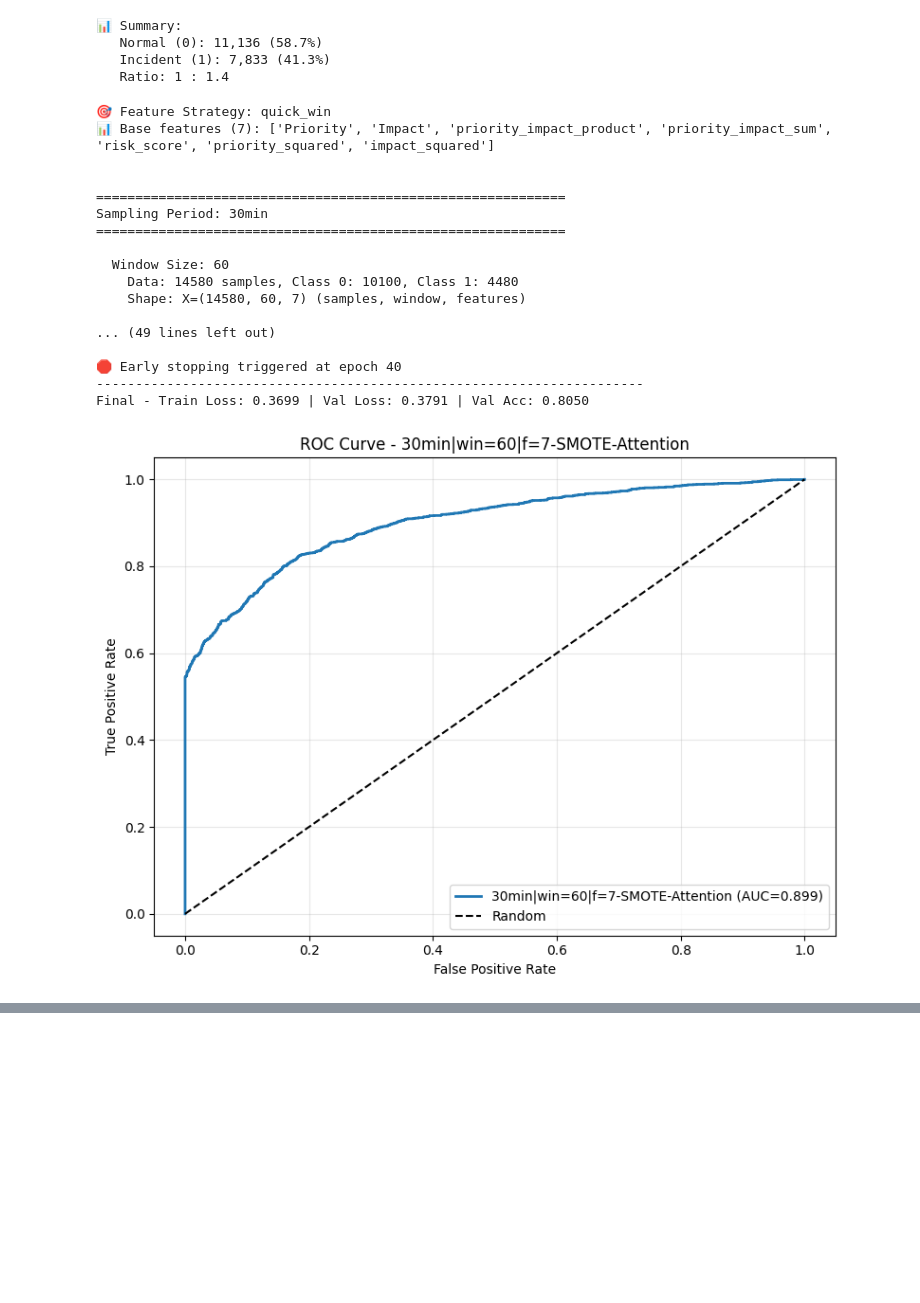
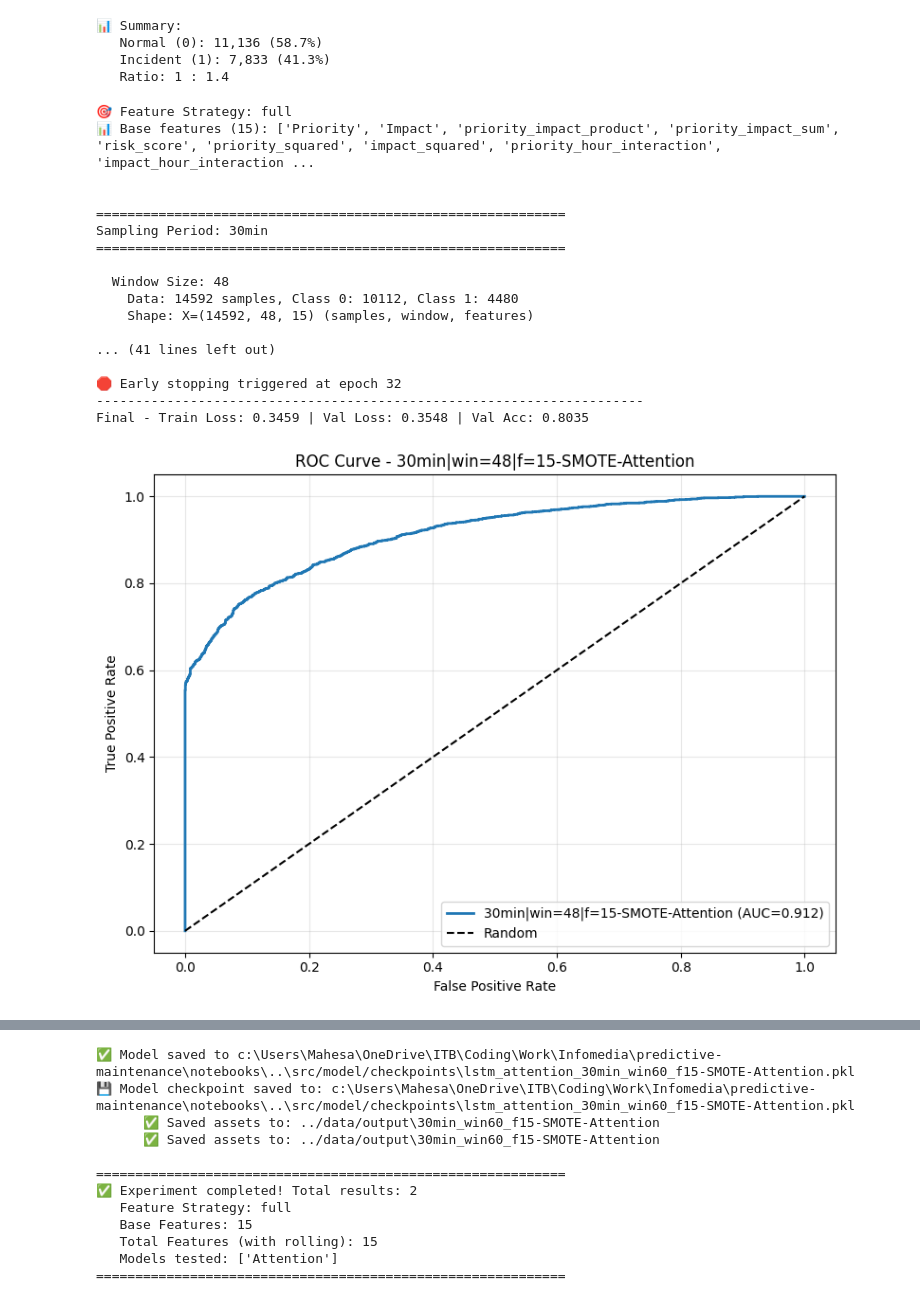
Before and after one commit to mahesa005/predictive-maintenance, a Jupyter notebook: notebooks/train_lstm_optimized_experiments.ipynb, the cells around one changed output, grey strips where cells are left out. Cells and saved outputs as stored; diff of their text form; code cells hidden in the pictures; blank space fills up the shorter version.

Commit message:
feat: add best model win=48+f15+ sampling=30mins+attention+SMOTE

```diff
--- a/notebooks/train_lstm_optimized_experiments.ipynb
+++ b/notebooks/train_lstm_optimized_experiments.ipynb
@@ -370,9 +372,9 @@ def save_model_assets(result, output_base_path="../data/output"):
 # Uncomment ONE strategy to test:
 
 # FEATURE_STRATEGY = 'baseline'    # 2 base + rolling = 6 features (current, for validation)
-FEATURE_STRATEGY = 'quick_win'   # 7 base + rolling = 11 features ⭐ RECOMMENDED
+# FEATURE_STRATEGY = 'quick_win'   # 7 base + rolling = 11 features ⭐ RECOMMENDED
 # FEATURE_STRATEGY = 'moderate'    # 11 base + rolling = 15 features
-# FEATURE_STRATEGY = 'full'        # 15 base + rolling = 19 features
+FEATURE_STRATEGY = 'full'        # 15 base + rolling = 19 features
 
 FEATURE_STRATEGIES = {
     'baseline': ['Priority', 'Impact'],
@@ -410,7 +412,7 @@ print(f"📊 Base features ({len(base_feature_cols)}): {base_feature_cols}\n")
 # Experiment Configuration
 # ============================================================
 sampling_periods = ['30min']
-window_sizes = [60]  # Start with best window
+window_sizes = [48, 60]  # Start with best window
 model_types = list(MODEL_REGISTRY.keys())
 rolling_means = []
 results_all = []
@@ -427,7 +429,8 @@ for sp in sampling_periods:
     agg_dict = {'incident': 'sum'}
     for feature in base_feature_cols:
         if feature in ['hour', 'day_of_week']:
-            agg_dict[feature] = lambda x: x.mode()[0] if len(x.mode()) > 0 else x.iloc[0]
+            # Use 'first' for temporal features (safer than mode with empty buckets)
+            agg_dict[feature] = 'first'
         else:
             agg_dict[feature] = 'mean'
 
@@ -504,39 +507,39 @@ for sp in sampling_periods:
                 result['n_base_features'] = len(base_feature_cols)
                 result['n_total_features'] = n_features
                 result['rolling_means'] = rolling_means if rolling_means else None
 
                 results_all.append(result)
                 save_model_assets(result)
             except Exception as e:
                 print(f"      ✗ SMOTE failed for {model_type}: {e}")
                 import traceback
                 traceback.print_exc()
                 continue
 
 
 print(f"\n{'='*60}")
 print(f"✅ Experiment completed! Total results: {len(results_all)}")
 print(f"   Feature Strategy: {FEATURE_STRATEGY}")
 print(f"   Base Features: {len(base_feature_cols)}")
 print(f"   Total Features (with rolling): {len(feature_cols)}")
 print(f"   Models tested: {model_types}")
 print('='*60)
 # %% [output]
-🎯 Feature Strategy: quick_win
-📊 Base features (7): ['Priority', 'Impact', 'priority_impact_product', 'priority_impact_sum', 'risk_score', 'priority_squared', 'impact_squared']
+🎯 Feature Strategy: full
+📊 Base features (15): ['Priority', 'Impact', 'priority_impact_product', 'priority_impact_sum', 'risk_score', 'priority_squared', 'impact_squared', 'priority_hour_interaction', 'impact_hour_interaction ...
 
 
 ============================================================
 Sampling Period: 30min
 ============================================================
 
-  Window Size: 60
-    Data: 14580 samples, Class 0: 10100, Class 1: 4480
-    Shape: X=(14580, 60, 7) (samples, window, features)
+  Window Size: 48
+    Data: 14592 samples, Class 0: 10112, Class 1: 4480
+    Shape: X=(14592, 48, 15) (samples, window, features)
 
-... (49 lines left out)
+... (41 lines left out)
 
-🛑 Early stopping triggered at epoch 40
+🛑 Early stopping triggered at epoch 32
 ----------------------------------------------------------------------
-Final - Train Loss: 0.3699 | Val Loss: 0.3791 | Val Acc: 0.8050
+Final - Train Loss: 0.3459 | Val Loss: 0.3548 | Val Acc: 0.8035
-[figure, old version]
+[figure, new version]
@@ -555,3 +564,15 @@ Final - Train Loss: 0.3699 | Val Loss: 0.3791 | Val Acc: 0.8050
+✅ Model saved to c:\Users\Mahesa\OneDrive\ITB\Coding\Work\Infomedia\predictive-maintenance\notebooks\..\src/model/checkpoints\lstm_attention_30min_win60_f15-SMOTE-Attention.pkl
+💾 Model checkpoint saved to: c:\Users\Mahesa\OneDrive\ITB\Coding\Work\Infomedia\predictive-maintenance\notebooks\..\src/model/checkpoints\lstm_attention_30min_win60_f15-SMOTE-Attention.pkl
+      ✅ Saved assets to: ../data/output\30min_win60_f15-SMOTE-Attention
+      ✅ Saved assets to: ../data/output\30min_win60_f15-SMOTE-Attention
+
+============================================================
+✅ Experiment completed! Total results: 2
+   Feature Strategy: full
+   Base Features: 15
+   Total Features (with rolling): 15
+   Models tested: ['Attention']
+============================================================
 # %%
 # === 6. Final Results Visualization & Comparison ===
 
```
Also changed, not shown: parts of 4 cells of this notebook, 26 other files.
